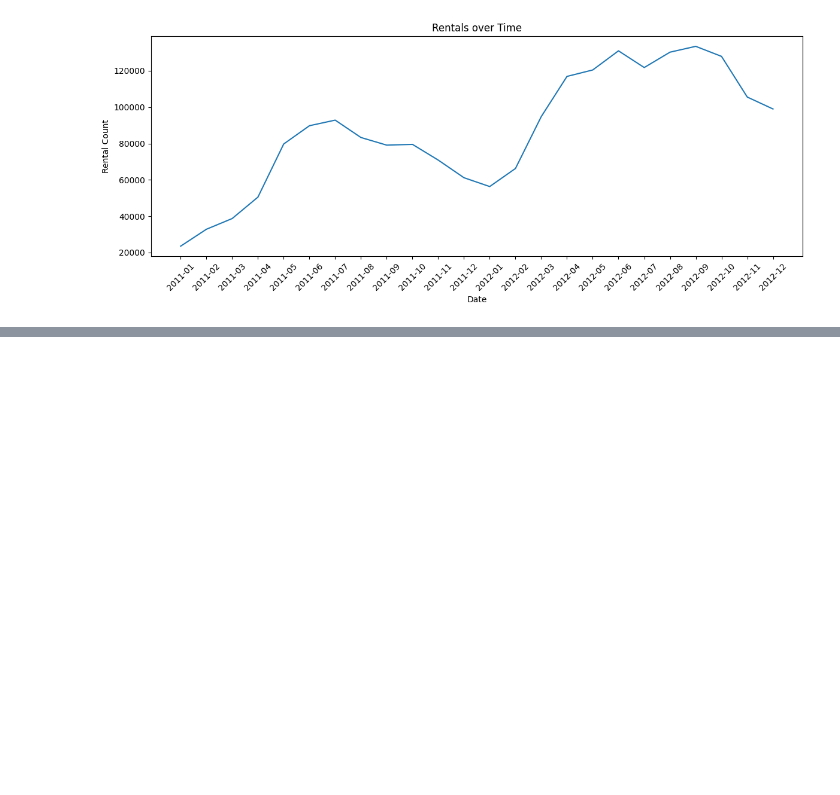
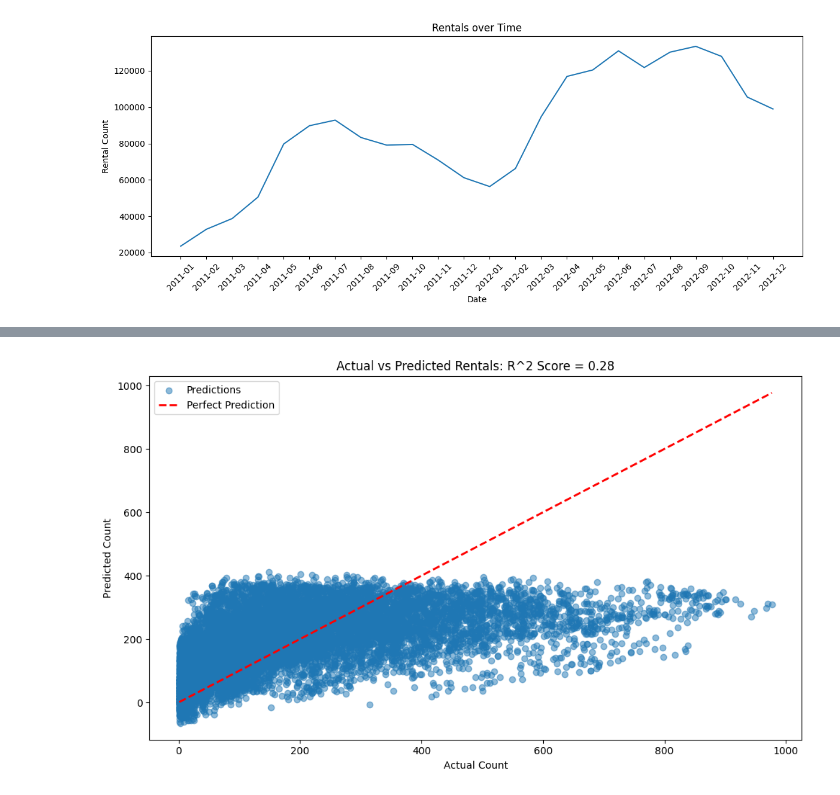
Before and after one commit to nrandazzo222/homework, a Jupyter notebook: final_project/NickRandazzo_FinalProject.ipynb, the cells around one changed output, grey strips where cells are left out. Cells and saved outputs as stored; diff of their text form; code cells hidden in the pictures; blank space fills up the shorter version.

```diff
--- a/final_project/NickRandazzo_FinalProject.ipynb
+++ b/final_project/NickRandazzo_FinalProject.ipynb
@@ -285,0 +288,13 @@ plt.show()
+# %%
+# Mapping day_of_week to numbered variables to allow for correlation calculations
+day_mapping = {
+    'Monday': 0,
+    'Tuesday': 1,
+    'Wednesday': 2,
+    'Thursday': 3,
+    'Friday': 4,
+    'Saturday': 5,
+    'Sunday': 6
+}
+
+bikes_df['day_of_week_num'] = bikes_df['day_of_week'].map(day_mapping)
@@ -285,0 +325,24 @@ plt.show()
+# %%
+# Assigning the x variables as the top 3 correlated variables and the count variable as the target
+x_data = bikes_df[['hour', 'temp','season']]
+y_data = bikes_df['count']
+
+# Creating the Linear Regression Model
+model = sk.linear_model.LinearRegression()
+model.fit(x_data, y_data)
+model_score = model.score(x_data, y_data)
+y_pred = model.predict(x_data)
+
+# Plot actual vs predicted
+plt.figure(figsize=(10, 6))
+plt.scatter(y_data, y_pred, alpha=0.5, label='Predictions')
+plt.plot([y_data.min(), y_data.max()], [y_data.min(), y_data.max()],
+         'r--', lw=2, label='Perfect Prediction')
+plt.xlabel('Actual Count')
+plt.ylabel('Predicted Count')
+plt.title(f'Actual vs Predicted Rentals: R^2 Score = {model_score:.2f}')
+plt.legend()
+plt.tight_layout()
+plt.show()
+# %% [output]
+[figure, added]
```
Also changed, not shown: parts of 5 cells of this notebook.
